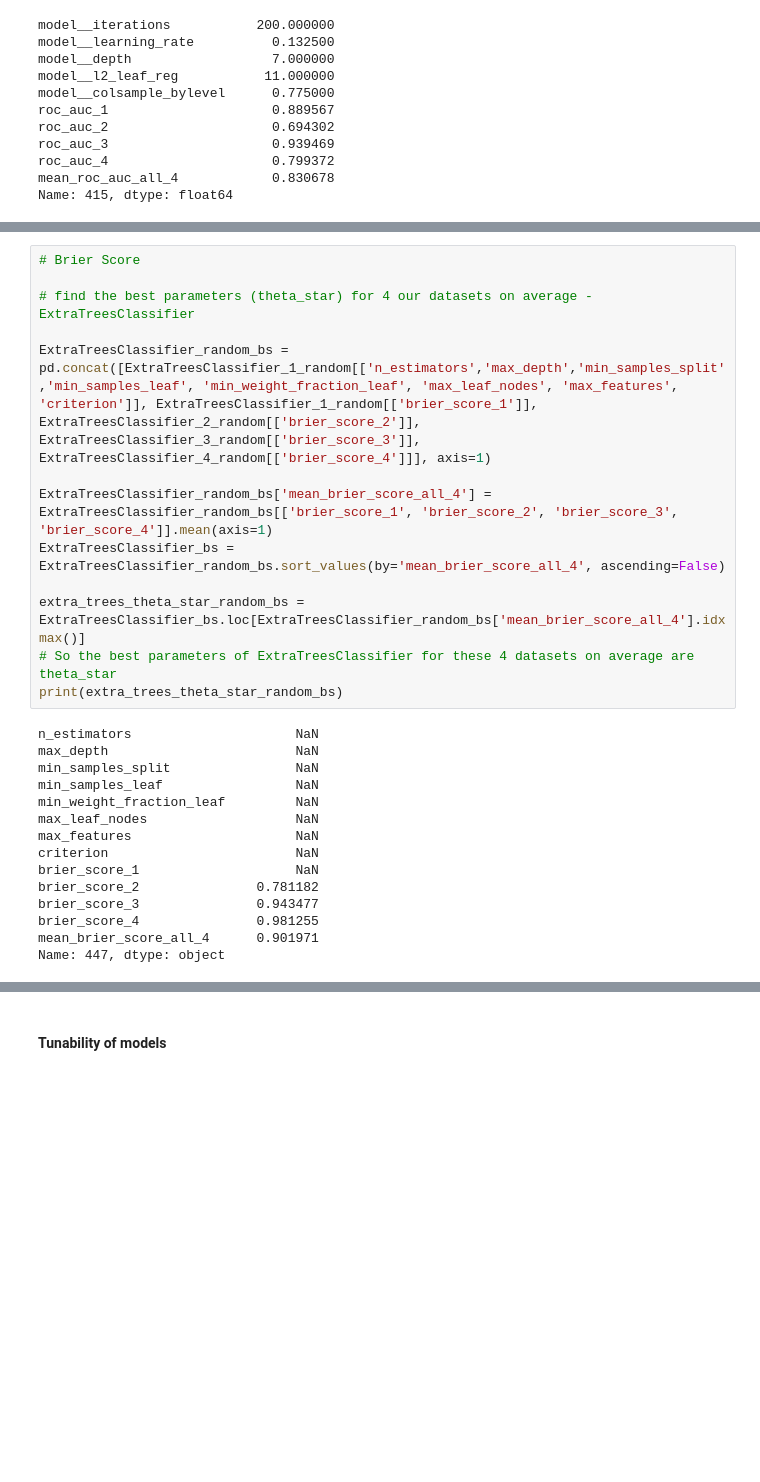
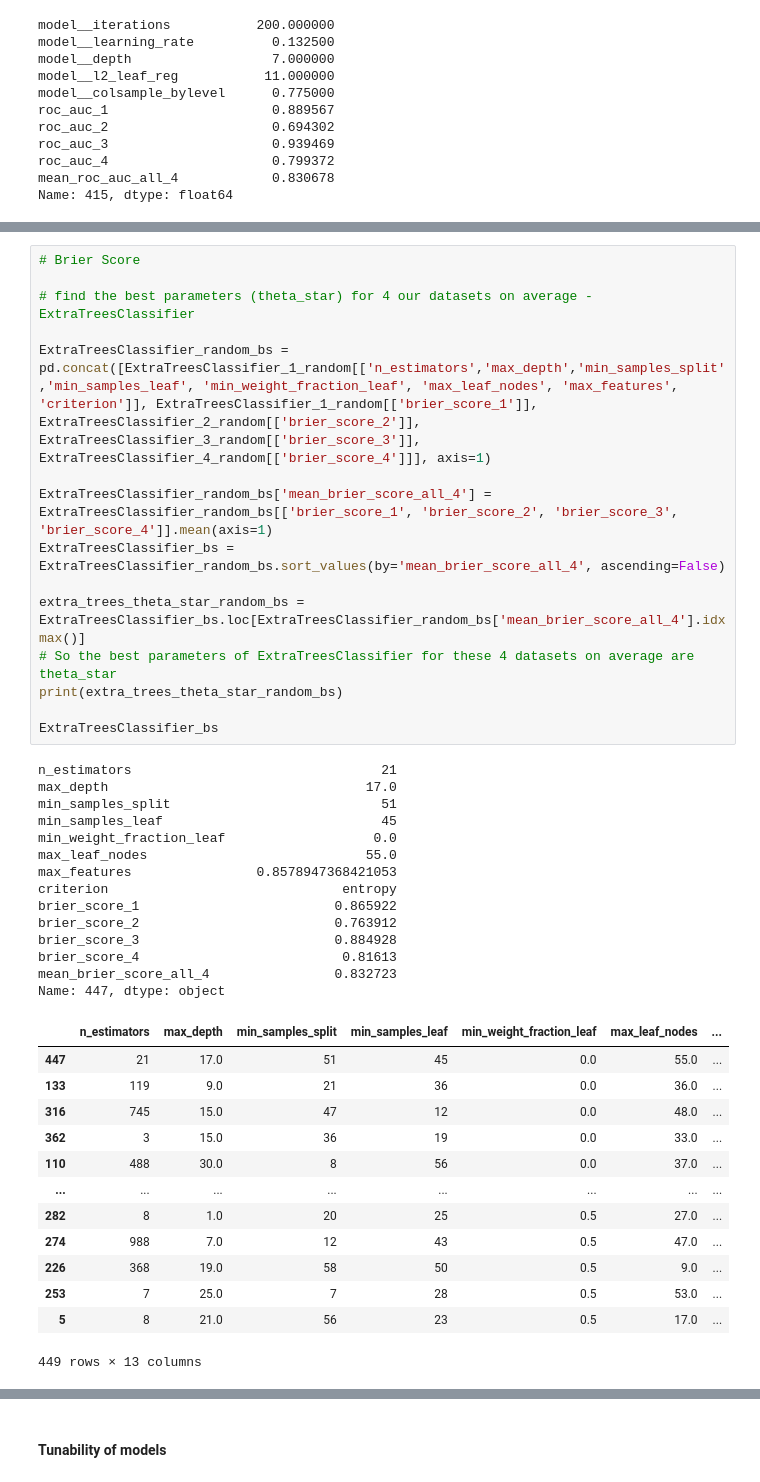
Before and after one commit to kateqwerty001/AutoML-tunability, a Jupyter notebook: LargeParamGrids/AnalysisLargeParamGrid_Brier_ACC.ipynb, the cells around one changed output, grey strips where cells are left out. Drawn from its saved outputs; the diff is of its cells as text; blank space fills up the shorter version.

```diff
--- a/LargeParamGrids/AnalysisLargeParamGrid_Brier_ACC.ipynb
+++ b/LargeParamGrids/AnalysisLargeParamGrid_Brier_ACC.ipynb
@@ -804,31 +683,46 @@ Name: 316, dtype: object
 # %%
 # Brier Score
 
 # find the best parameters (theta_star) for 4 our datasets on average - ExtraTreesClassifier
 
 ExtraTreesClassifier_random_bs = pd.concat([ExtraTreesClassifier_1_random[['n_estimators','max_depth','min_samples_split','min_samples_leaf', 'min_weight_fraction_leaf', 'max_leaf_nodes', 'max_features', 'criterion']], ExtraTreesClassifier_1_random[['brier_score_1']], ExtraTreesClassifier_2_random[['brier_score_2']], ExtraTreesClassifier_3_random[['brier_score_3']], ExtraTreesClassifier_4_random[['brier_score_4']]], axis=1)
 
 ExtraTreesClassifier_random_bs['mean_brier_score_all_4'] = ExtraTreesClassifier_random_bs[['brier_score_1', 'brier_score_2', 'brier_score_3', 'brier_score_4']].mean(axis=1)
 ExtraTreesClassifier_bs = ExtraTreesClassifier_random_bs.sort_values(by='mean_brier_score_all_4', ascending=False)
 
 extra_trees_theta_star_random_bs = ExtraTreesClassifier_bs.loc[ExtraTreesClassifier_random_bs['mean_brier_score_all_4'].idxmax()]
 # So the best parameters of ExtraTreesClassifier for these 4 datasets on average are theta_star
 print(extra_trees_theta_star_random_bs)
+
+ExtraTreesClassifier_bs
 # %% [output]
-n_estimators                     NaN
-max_depth                        NaN
-min_samples_split                NaN
-min_samples_leaf                 NaN
-min_weight_fraction_leaf         NaN
-max_leaf_nodes                   NaN
-max_features                     NaN
-criterion                        NaN
-brier_score_1                    NaN
-brier_score_2               0.781182
-brier_score_3               0.943477
-brier_score_4               0.981255
-mean_brier_score_all_4      0.901971
+n_estimators                                21
+max_depth                                 17.0
+min_samples_split                           51
+min_samples_leaf                            45
+min_weight_fraction_leaf                   0.0
+max_leaf_nodes                            55.0
+max_features                0.8578947368421053
+criterion                              entropy
+brier_score_1                         0.865922
+brier_score_2                         0.763912
+brier_score_3                         0.884928
+brier_score_4                          0.81613
+mean_brier_score_all_4                0.832723
 Name: 447, dtype: object
+|  | n_estimators | max_depth | min_samples_split | min_samples_leaf | min_weight_fraction_leaf | max_leaf_nodes | ... |
+| 447 | 21 | 17.0 | 51 | 45 | 0.0 | 55.0 | ... |
+| 133 | 119 | 9.0 | 21 | 36 | 0.0 | 36.0 | ... |
+| 316 | 745 | 15.0 | 47 | 12 | 0.0 | 48.0 | ... |
+| 362 | 3 | 15.0 | 36 | 19 | 0.0 | 33.0 | ... |
+| 110 | 488 | 30.0 | 8 | 56 | 0.0 | 37.0 | ... |
+| ... | ... | ... | ... | ... | ... | ... | ... |
+| 282 | 8 | 1.0 | 20 | 25 | 0.5 | 27.0 | ... |
+| 274 | 988 | 7.0 | 12 | 43 | 0.5 | 47.0 | ... |
+| 226 | 368 | 19.0 | 58 | 50 | 0.5 | 9.0 | ... |
+| 253 | 7 | 25.0 | 7 | 28 | 0.5 | 53.0 | ... |
+| 5 | 8 | 21.0 | 56 | 23 | 0.5 | 17.0 | ... |
+449 rows × 13 columns
 # %%
 # Accuracy
 
```
Also changed, not shown: parts of 38 cells of this notebook, 1 other file.
